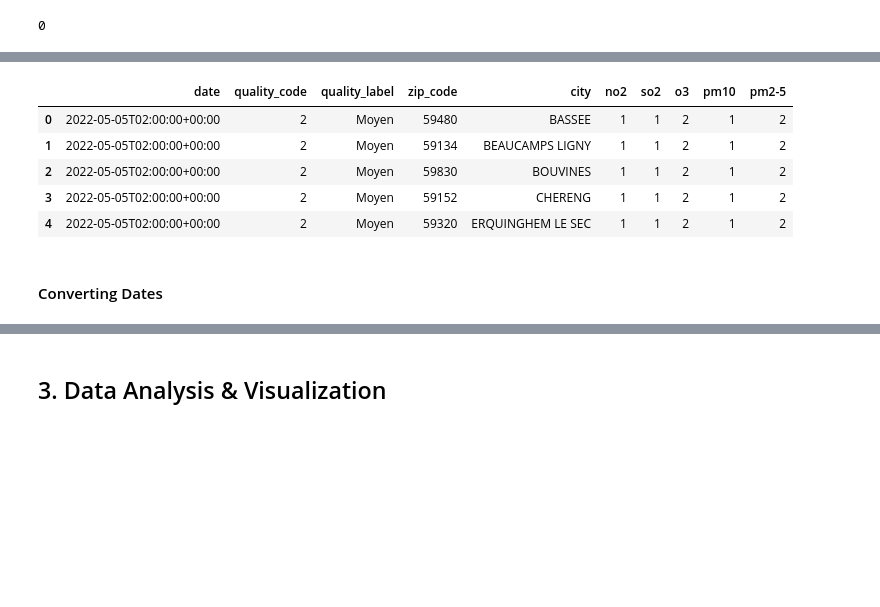
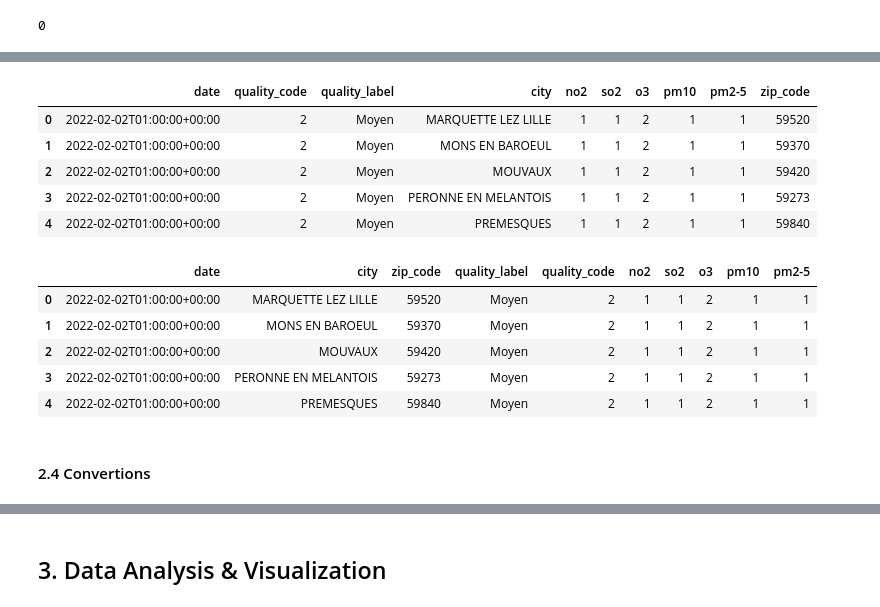
Before and after one commit to crish1eev1/MEL_air-quality, a Jupyter notebook: Main.ipynb, the cells around one changed output, grey strips where cells are left out. Cells and saved outputs as stored; diff of their text form; code cells hidden in the pictures; blank space fills up the shorter version.

Commit message:
build Data Cleaning part
exploration, duplicates, rearraning columns, conversion, additions, multi-indexing, csv export

```diff
--- a/Main.ipynb
+++ b/Main.ipynb
@@ -72,6 +103,4 @@ Cookies: <RequestsCookieJar[]>
 dataset_id = "indice-qualite-de-lair"
 format = "json"
 limit = "-1" # argument to pass to get the full dataset
-df = pd.read_json(f"https://opendata.lillemetropole.fr/api/v2/catalog/datasets/{dataset_id}/exports/{format}?limit={limit}")
-
-df.head()
+df_raw = pd.read_json(f"https://opendata.lillemetropole.fr/api/v2/catalog/datasets/{dataset_id}/exports/{format}?limit={limit}")
@@ -177 +231,4 @@ Note that it doesn't happen at each import and therefore the code related to the
+# %%
+# creating a copy of the dataframe
+df = df_raw.copy()
 # %% [markdown]
@@ -243,2 +277,7 @@ Name: date_dif, Length: 271, dtype: int64
 # %%
-subset = df.drop(columns=['coul_qual', 'date_dif', 'source', 'type_zone', 'code_zone', 'x_wgs84', 'y_wgs84', 'x_reg', 'y_reg', 'epsg_reg', 'geo_shape', 'geo_point_2d'], errors='ignore')
+# Removing
+df.drop(columns=['coul_qual', 'date_dif', 'source', 'type_zone', 'code_zone', 'x_wgs84', 'y_wgs84', 'x_reg', 'y_reg', 'epsg_reg', 'geo_shape', 'geo_point_2d'],
+        errors='ignore',
+        inplace=True)
+
+df.head()
@@ -266,14 +291,37 @@ subset.head()
 # %%
-cols = ['date', 'quality_code', 'quality_label', 'zip_code', 'city', 'no2', 'so2', 'o3', 'pm10', 'pm2-5']
-subset.columns = cols
+# Renaming columns
+cols = ['date', 'quality_code', 'quality_label', 'city', 'no2', 'so2', 'o3', 'pm10', 'pm2-5', 'zip_code']
+df.columns = cols
 
-subset.head()
+df.head()
 # %% [output]
-|  | date | quality_code | quality_label | zip_code | city | no2 | so2 | o3 | pm10 | pm2-5 |
-| 0 | 2022-05-05T02:00:00+00:00 | 2 | Moyen | 59480 | BASSEE | 1 | 1 | 2 | 1 | 2 |
-| 1 | 2022-05-05T02:00:00+00:00 | 2 | Moyen | 59134 | BEAUCAMPS LIGNY | 1 | 1 | 2 | 1 | 2 |
-| 2 | 2022-05-05T02:00:00+00:00 | 2 | Moyen | 59830 | BOUVINES | 1 | 1 | 2 | 1 | 2 |
-| 3 | 2022-05-05T02:00:00+00:00 | 2 | Moyen | 59152 | CHERENG | 1 | 1 | 2 | 1 | 2 |
-| 4 | 2022-05-05T02:00:00+00:00 | 2 | Moyen | 59320 | ERQUINGHEM LE SEC | 1 | 1 | 2 | 1 | 2 |
+|  | date | quality_code | quality_label | city | no2 | so2 | o3 | pm10 | pm2-5 | zip_code |
+| 0 | 2022-02-02T01:00:00+00:00 | 2 | Moyen | MARQUETTE LEZ LILLE | 1 | 1 | 2 | 1 | 1 | 59520 |
+| 1 | 2022-02-02T01:00:00+00:00 | 2 | Moyen | MONS EN BAROEUL | 1 | 1 | 2 | 1 | 1 | 59370 |
+| 2 | 2022-02-02T01:00:00+00:00 | 2 | Moyen | MOUVAUX | 1 | 1 | 2 | 1 | 1 | 59420 |
+| 3 | 2022-02-02T01:00:00+00:00 | 2 | Moyen | PERONNE EN MELANTOIS | 1 | 1 | 2 | 1 | 1 | 59273 |
+| 4 | 2022-02-02T01:00:00+00:00 | 2 | Moyen | PREMESQUES | 1 | 1 | 2 | 1 | 1 | 59840 |
-# %% [markdown]
-#### Converting Dates
+# %%
+# Moving columns
+city = df.pop('city')
+df.insert(1, 'city', city)
+del city
+
+zip_code = df.pop('zip_code')
+df.insert(2, 'zip_code', zip_code)
+del zip_code
+
+quality_label = df.pop('quality_label')
+df.insert(3, 'quality_label', quality_label)
+del quality_label
+
+df.head()
+# %% [output]
+|  | date | city | zip_code | quality_label | quality_code | no2 | so2 | o3 | pm10 | pm2-5 |
+| 0 | 2022-02-02T01:00:00+00:00 | MARQUETTE LEZ LILLE | 59520 | Moyen | 2 | 1 | 1 | 2 | 1 | 1 |
+| 1 | 2022-02-02T01:00:00+00:00 | MONS EN BAROEUL | 59370 | Moyen | 2 | 1 | 1 | 2 | 1 | 1 |
+| 2 | 2022-02-02T01:00:00+00:00 | MOUVAUX | 59420 | Moyen | 2 | 1 | 1 | 2 | 1 | 1 |
+| 3 | 2022-02-02T01:00:00+00:00 | PERONNE EN MELANTOIS | 59273 | Moyen | 2 | 1 | 1 | 2 | 1 | 1 |
+| 4 | 2022-02-02T01:00:00+00:00 | PREMESQUES | 59840 | Moyen | 2 | 1 | 1 | 2 | 1 | 1 |
+# %% [markdown]
+#### 2.4 Convertions
```
Also changed, not shown: parts of 76 cells of this notebook, 3 other files.
